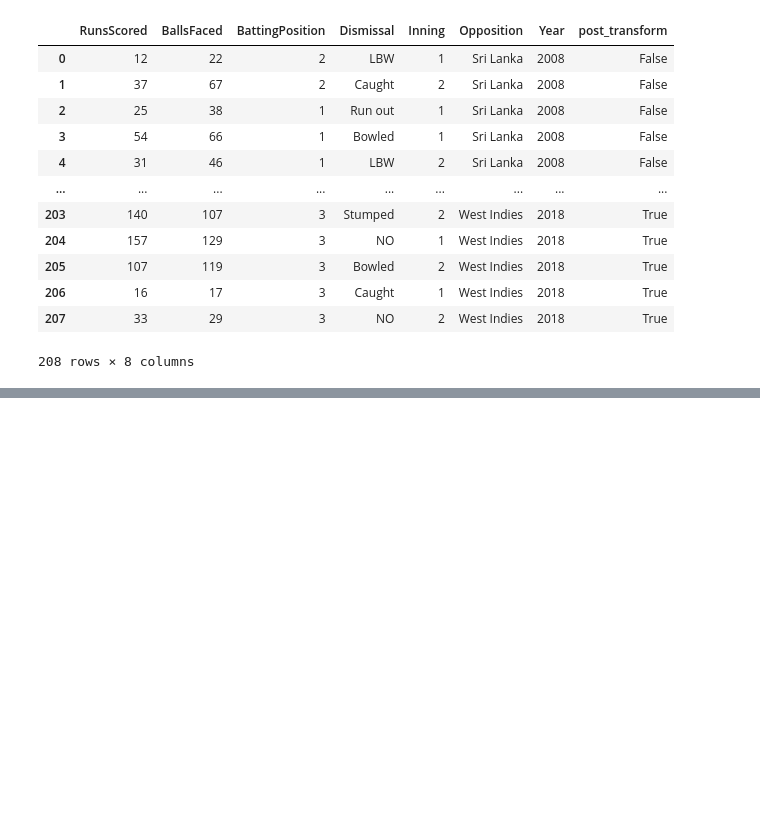
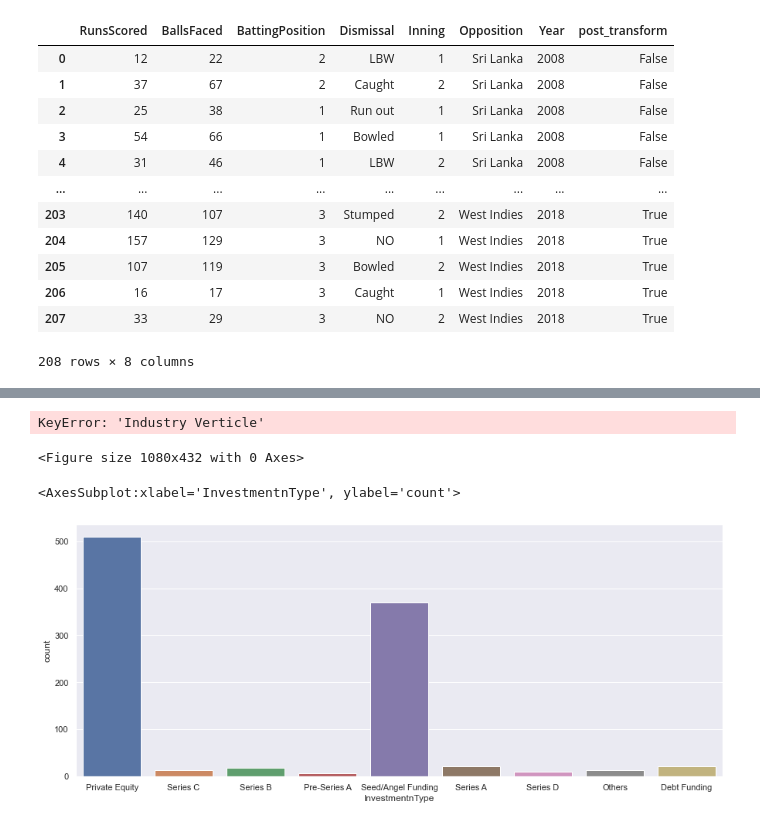
Before and after one commit to RAJAT199292/DataScienceVisualization, a Jupyter notebook: visualization.ipynb, the cells around one changed output, grey strips where cells are left out. Drawn from its saved outputs; the diff is of its cells as text; code cells hidden in the pictures; blank space fills up the shorter version.

```diff
--- a/visualization.ipynb
+++ b/visualization.ipynb
@@ -649,3 +649,5 @@ mydata
 | 206 | 16 | 17 | 3 | Caught | 1 | West Indies | 2018 | True |
 | 207 | 33 | 29 | 3 | NO | 2 | West Indies | 2018 | True |
 208 rows × 8 columns
+# %%
+df = pd.read_csv('startup_funding.csv')
@@ -651,0 +670,14 @@ mydata
+# %%
+plt.figure(figsize = (15,6))
+
+sns.countplot(df['Industry Verticle'])
+# %% [output]
+KeyError: 'Industry Verticle'
+<Figure size 1080x432 with 0 Axes>
+# %%
+plt.figure(figsize = (15,6))
+
+sns.countplot(df['InvestmentnType'])
+# %% [output]
+<AxesSubplot:xlabel='InvestmentnType', ylabel='count'>
+[figure, added]
```
Also changed, not shown: parts of 15 cells of this notebook.
